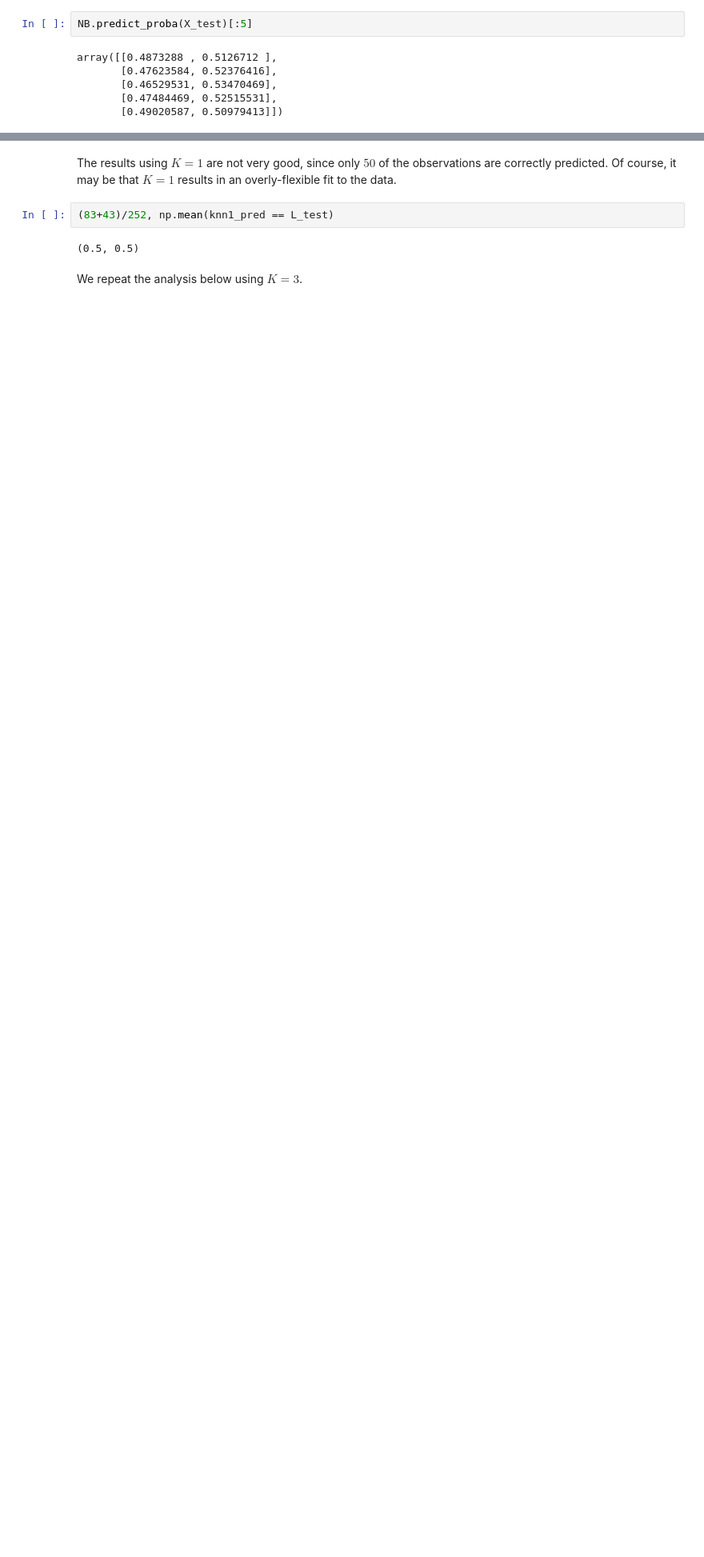
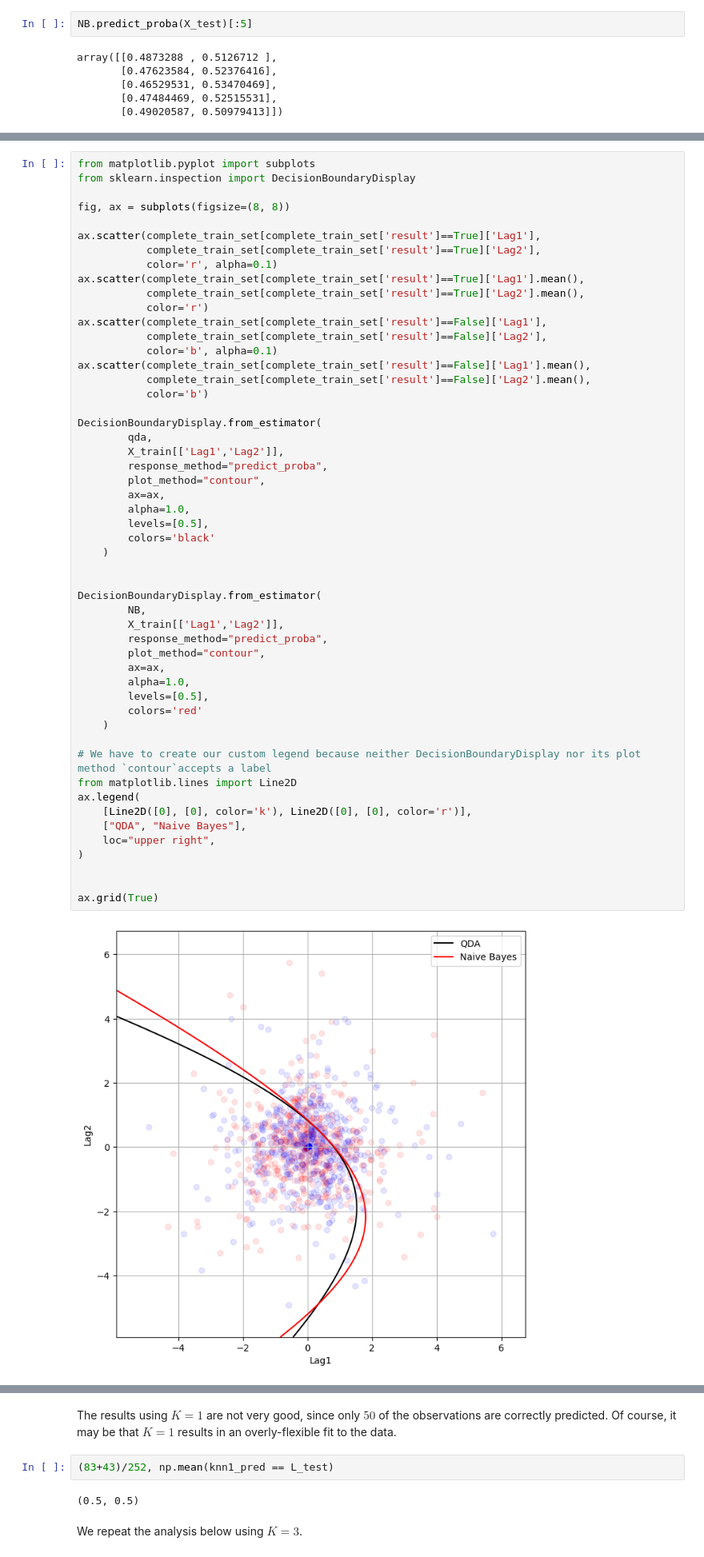
Before and after one commit to FDrico/statistical_learning, a Jupyter notebook: notebooks/Ch04-classification-lab.ipynb, the cells around one changed output, grey strips where cells are left out. Shown at 80% size. Saved outputs shown, nothing was run; the diff lists cells and outputs as text; blank space fills up the shorter version.

```diff
--- a/notebooks/Ch04-classification-lab.ipynb
+++ b/notebooks/Ch04-classification-lab.ipynb
@@ -945,0 +1094,54 @@ of the object returned by `fit()`.
+# %%
+from matplotlib.pyplot import subplots
+from sklearn.inspection import DecisionBoundaryDisplay
+
+fig, ax = subplots(figsize=(8, 8))
+
+ax.scatter(complete_train_set[complete_train_set['result']==True]['Lag1'],
+           complete_train_set[complete_train_set['result']==True]['Lag2'],
+           color='r', alpha=0.1)
+ax.scatter(complete_train_set[complete_train_set['result']==True]['Lag1'].mean(),
+           complete_train_set[complete_train_set['result']==True]['Lag2'].mean(),
+           color='r')
+ax.scatter(complete_train_set[complete_train_set['result']==False]['Lag1'],
+           complete_train_set[complete_train_set['result']==False]['Lag2'],
+           color='b', alpha=0.1)
+ax.scatter(complete_train_set[complete_train_set['result']==False]['Lag1'].mean(),
+           complete_train_set[complete_train_set['result']==False]['Lag2'].mean(),
+           color='b')
+
+DecisionBoundaryDisplay.from_estimator(
+        qda,
+        X_train[['Lag1','Lag2']],
+        response_method="predict_proba",
+        plot_method="contour",
+        ax=ax,
+        alpha=1.0,
+        levels=[0.5],
+        colors='black'
+    )
+
+
+DecisionBoundaryDisplay.from_estimator(
+        NB,
+        X_train[['Lag1','Lag2']],
+        response_method="predict_proba",
+        plot_method="contour",
+        ax=ax,
+        alpha=1.0,
+        levels=[0.5],
+        colors='red'
+    )
+
+# We have to create our custom legend because neither DecisionBoundaryDisplay nor its plot method `contour`accepts a label
+from matplotlib.lines import Line2D
+ax.legend(
+    [Line2D([0], [0], color='k'), Line2D([0], [0], color='r')],
+    ["QDA", "Naive Bayes"],
+    loc="upper right",
+)
+
+
+ax.grid(True)
+# %% [output]
+[figure, added]
```
Also changed, not shown: parts of 41 cells of this notebook, 1 other file.
